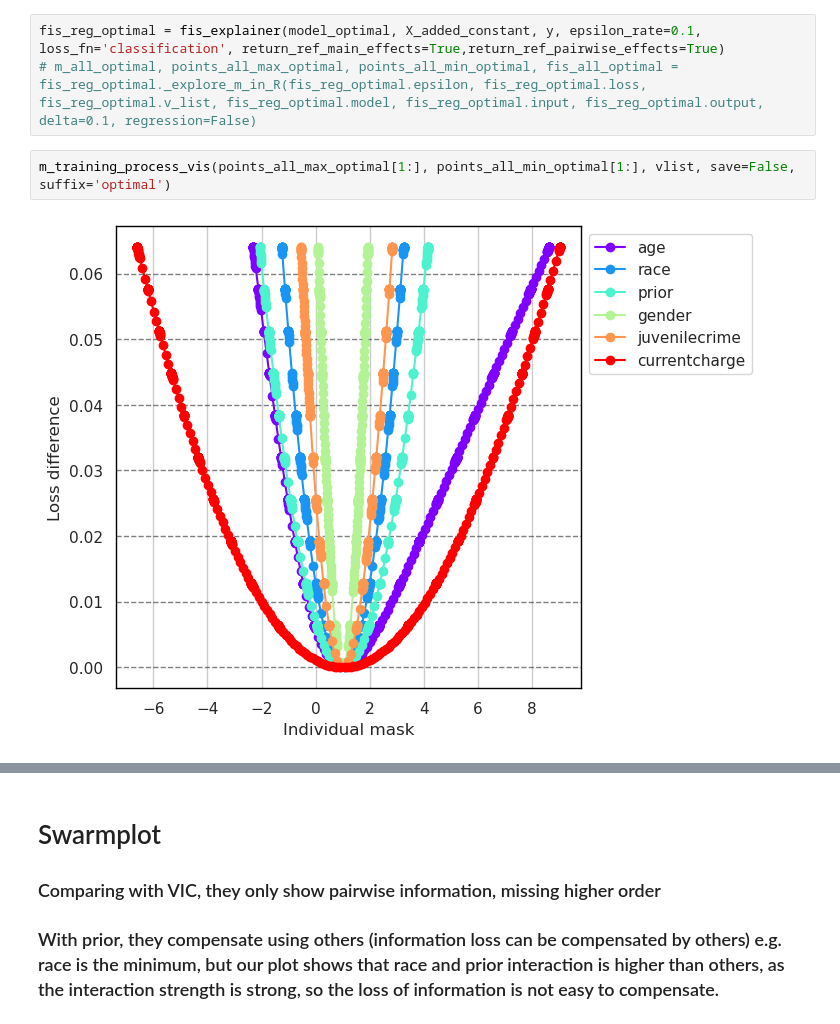
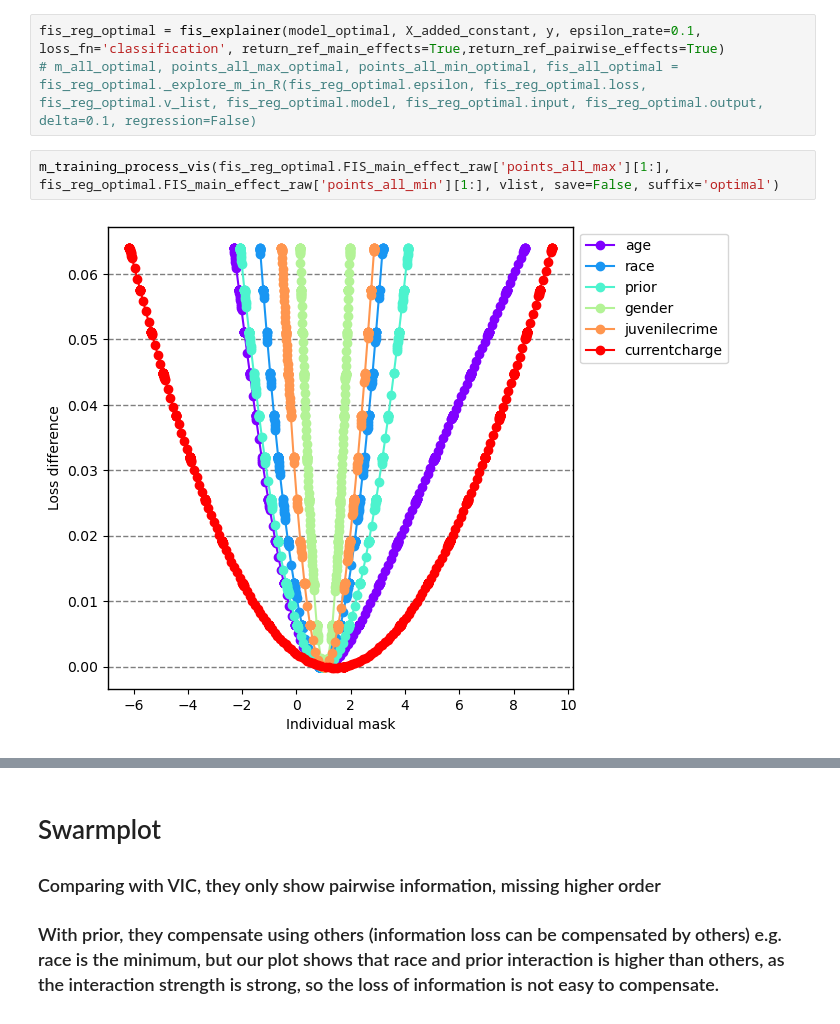
Before and after one commit to Sichao-Li/generalized_rashomon_set, a Jupyter notebook: experiments/recidivism_analysis.ipynb, the cells around one changed output, grey strips where cells are left out. Drawn from its saved outputs; the diff is of its cells as text.

```diff
--- a/experiments/recidivism_analysis.ipynb
+++ b/experiments/recidivism_analysis.ipynb
@@ -122,9 +122,9 @@ np.savetxt("../results/crime/crime_vic/result_vic_comparison.csv", results_vic_c
 fis_reg_optimal = fis_explainer(model_optimal, X_added_constant, y, epsilon_rate=0.1, loss_fn='classification', return_ref_main_effects=True,return_ref_pairwise_effects=True)
 # m_all_optimal, points_all_max_optimal, points_all_min_optimal, fis_all_optimal = fis_reg_optimal._explore_m_in_R(fis_reg_optimal.epsilon, fis_reg_optimal.loss, fis_reg_optimal.v_list, fis_reg_optimal.model, fis_reg_optimal.input, fis_reg_optimal.output, delta=0.1, regression=False)
 # %%
-m_training_process_vis(points_all_max_optimal[1:], points_all_min_optimal[1:], vlist, save=False, suffix='optimal')
+m_training_process_vis(fis_reg_optimal.FIS_main_effect_raw['points_all_max'][1:], fis_reg_optimal.FIS_main_effect_raw['points_all_min'][1:], vlist, save=False, suffix='optimal')
 # %% [output]
-[figure, old version]
+[figure, new version]
 # %%
 fis_reg_optimal.explain()
 # %% [output]
```
Also changed, not shown: parts of 20 cells of this notebook, 19 other files.
